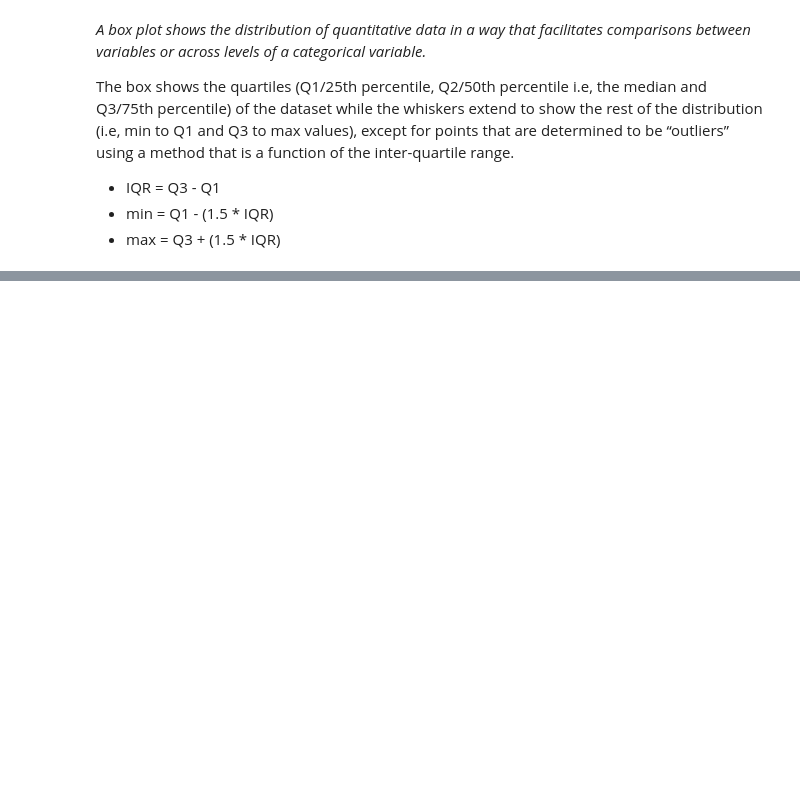
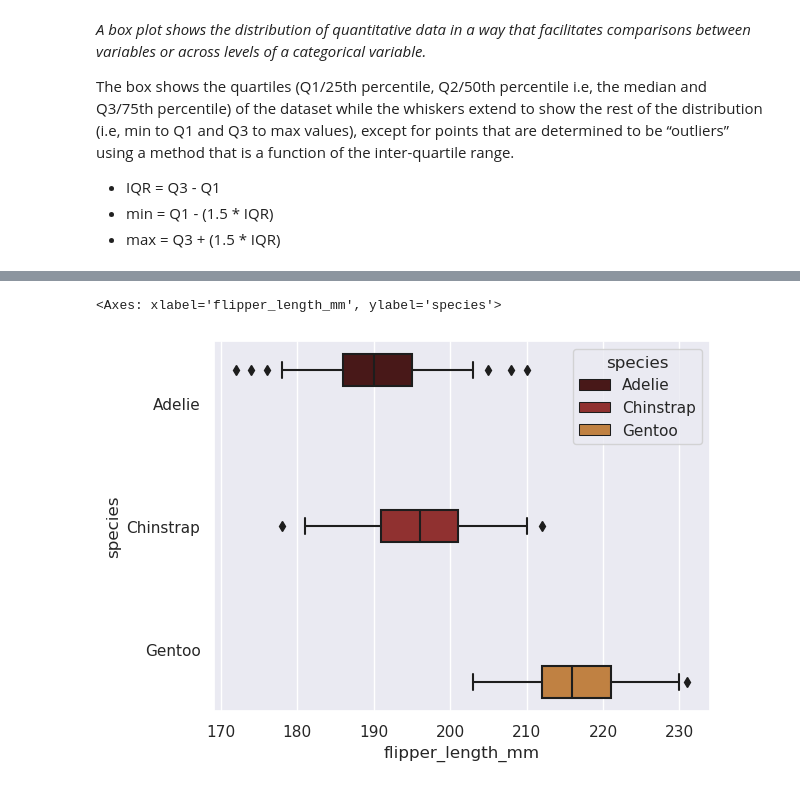
Before and after one commit to AindreaAjax/ML_Introduction, a Jupyter notebook: Data_Visualization/06_Visualizing_distributions.ipynb, the cells around one changed output, grey strips where cells are left out. Saved outputs shown, nothing was run; the diff lists cells and outputs as text; code cells hidden in the pictures; blank space fills up the shorter version.

Commit message:
[sec] Box and whisker plot

```diff
--- a/Data_Visualization/06_Visualizing_distributions.ipynb
+++ b/Data_Visualization/06_Visualizing_distributions.ipynb
@@ -219,0 +259,12 @@ The box shows the quartiles (Q1/25th percentile, Q2/50th percentile i.e, the med
+# %%
+sns.boxplot(
+    x=data.flipper_length_mm,
+    y=data.species,
+    hue=data.species,
+    palette="gist_heat",
+    saturation=0.5,
+    whis=1,
+)
+# %% [output]
+<Axes: xlabel='flipper_length_mm', ylabel='species'>
+[figure, added]
```
Also changed, not shown: parts of 16 cells of this notebook.
